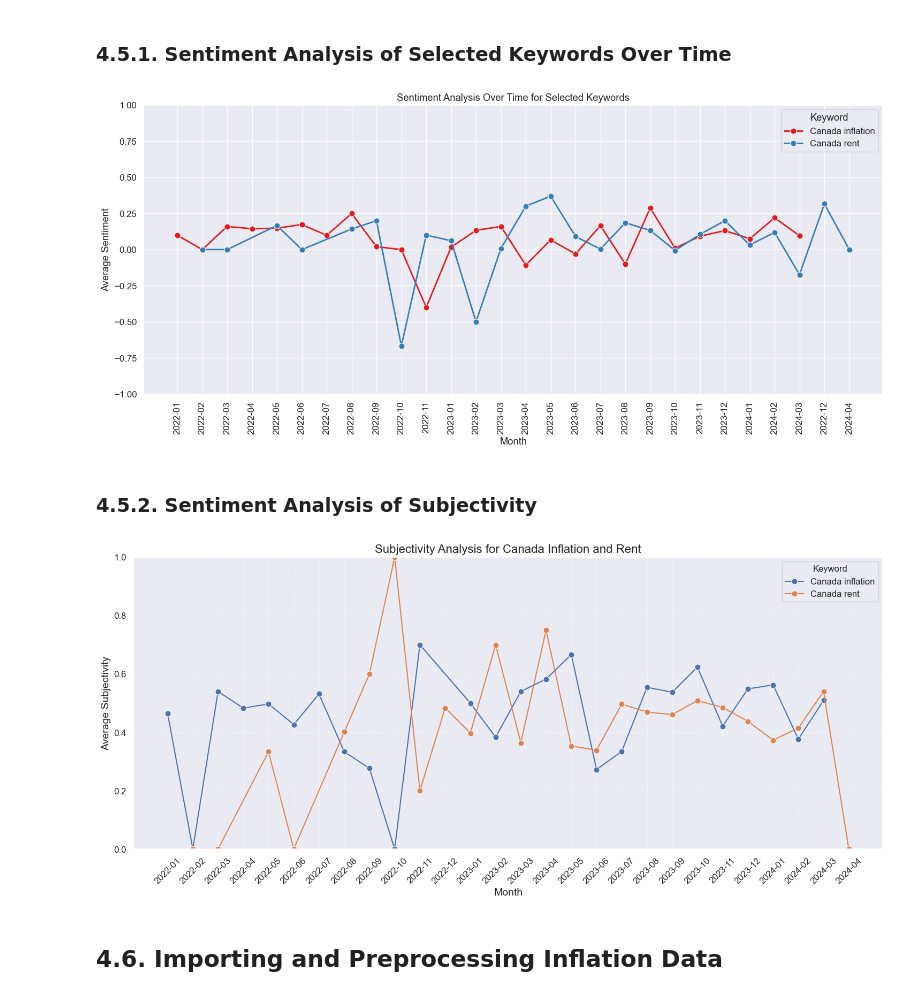
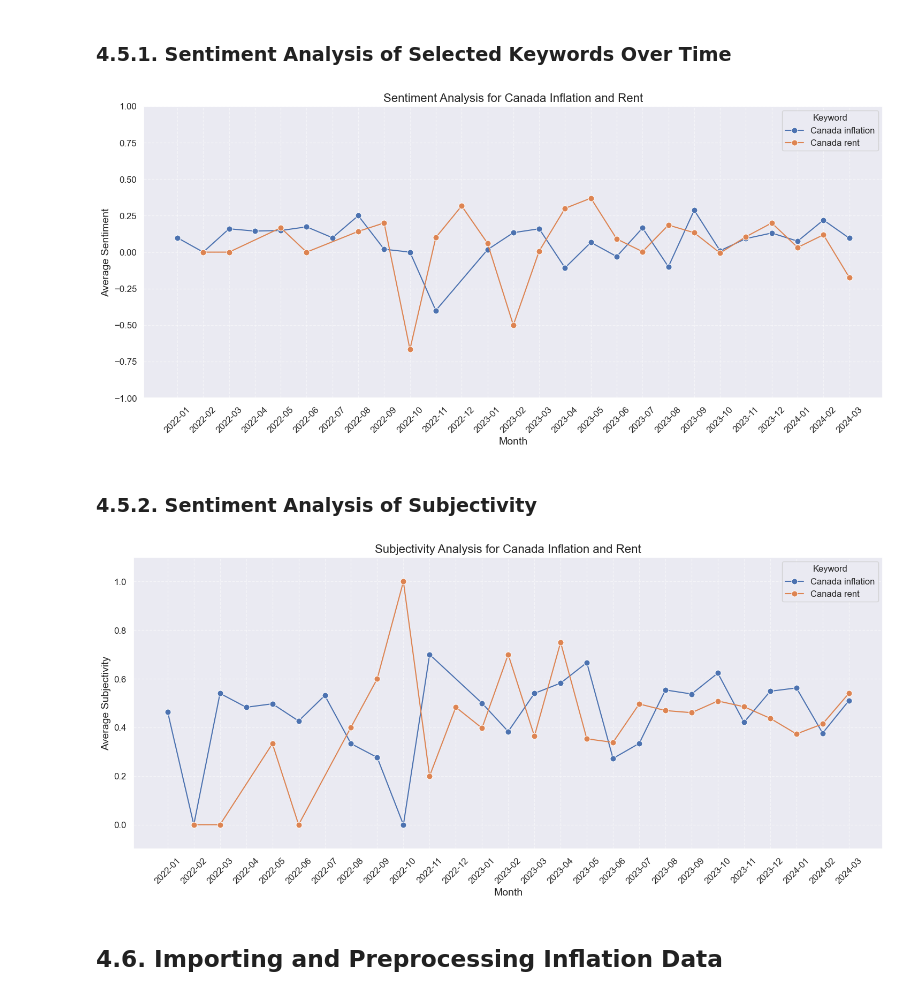
Before and after one commit to yeisonmontoya1815/Machine-Learning_Prediction_CAN_Inflation, a Jupyter notebook: 1. Notebook and datasets/1. Prediction CAN Inflation.ipynb, the cells around one changed output. Saved outputs shown, nothing was run; the diff lists cells and outputs as text; code cells hidden in the pictures.

```diff
--- a/1. Notebook and datasets/1. Prediction CAN Inflation.ipynb
+++ b/1. Notebook and datasets/1. Prediction CAN Inflation.ipynb
@@ -830,6 +845,7 @@ final_news_df = final_news_df.drop_duplicates(subset=['Title', 'Time'])
 
 # Filter data to include dates starting from January 1, 2022
 final_news_df = final_news_df[final_news_df['Time'] >= '2022-01-01']
+final_news_df = final_news_df[final_news_df['Time'] < '2024-04-01']
 
 # Display information about the DataFrame
 print(final_news_df.info())
@@ -864,7 +880,7 @@ import pandas as pd
 sentiment_results = []
 
 # Group news data by month and keywords, then analyze sentiment
-for (month, keyword), group in final_news_df.groupby([pd.Grouper(freq='ME', key='Time'), 'Keywords']):
+for (month, keyword), group in final_news_df.groupby([pd.Grouper(freq='M', key='Time'), 'Keywords']):
     # Concatenate titles within each group
     month_keyword_text = ' '.join(group['Title'])
 
@@ -881,6 +897,3 @@ sentiment_df = pd.DataFrame(sentiment_results)
 
 # Save the sentiment DataFrame to a CSV file
 sentiment_df.to_csv('sentiment_results.csv', index=False)
-
-# Display the sentiment DataFrame
-print(sentiment_df)
@@ -921,40 +916,44 @@ memory usage: 1.7+ KB
 # %% [markdown]
 ### **4.5.1. Sentiment Analysis of Selected Keywords Over Time**
 # %%
-# Importing necessary libraries for data visualization
+# Libraries for data visualization
 import matplotlib.pyplot as plt
 import seaborn as sns
 
-# Define the keywords to consider
+# Define the keywords of interest
 keywords_to_consider = ['Canada inflation', 'Canada rent']
 
-# Filter sentiment_df to include only specified keywords
+# Filter the sentiment dataframe for specified keywords
 filtered_sentiment_df = sentiment_df[sentiment_df['Keyword'].isin(keywords_to_consider)]
 
-# Plot sentiment analysis over time for selected keywords
-plt.figure(figsize=(15,7))
-plt.title('Sentiment Analysis Over Time for Selected Keywords')
+# Set the figure size and title
+plt.figure(figsize=(15, 7))
+plt.title('Sentiment Analysis for Canada Inflation and Rent', fontsize=16)
 
-# Use a distinct color palette
-colors = sns.color_palette('Set1', n_colors=len(keywords_to_consider))
+# Plot the subjectivity analysis using seaborn lineplot
+sns.lineplot(data=filtered_sentiment_df, x='Month', y='Average Sentiment', hue='Keyword', marker='o', markersize=8)
 
-# Plot each keyword separately with different line styles and markers
-for i, keyword in enumerate(keywords_to_consider):
-    sns.lineplot(data=filtered_sentiment_df[filtered_sentiment_df['Keyword'] == keyword],
-                 x='Month', y='Average Sentiment',
-                 linewidth=2, linestyle='-', marker='o',
-                 markersize=8, color=colors[i], label=keyword)
+# Rotate x-axis tick labels for better readability
+plt.xticks(rotation=45)
 
-plt.xticks(rotation=90)
+# Set y-axis limit
 plt.ylim(-1, 1)
-plt.xlabel('Month')
-plt.ylabel('Average Sentiment')
-plt.grid(True)
-plt.legend(title='Keyword', loc='upper right')
-plt.tight_layout()  # Adjust layout to prevent overlapping
+
+# Set axis labels
+plt.xlabel('Month', fontsize=14)
+plt.ylabel('Average Sentiment', fontsize=14)
+
+# Add grid lines for better readability
+plt.grid(True, linestyle='--', alpha=0.5)
+
+# Adjust legend position
+plt.legend(title='Keyword', fontsize=12, title_fontsize=12, loc='upper right')
+
+# Show the plot
+plt.tight_layout()
 plt.show()
 # %% [output]
-[figure, old version]
+[figure, new version]
 # %% [markdown]
 ### **4.5.2. Sentiment Analysis of Subjectivity**
 # %%
@@ -979,7 +978,7 @@ sns.lineplot(data=filtered_sentiment_df, x='Month', y='Average Subjectivity', hu
 plt.xticks(rotation=45)
 
 # Set y-axis limit
-plt.ylim(0, 1)
+plt.ylim(-0.1, 1.1)
 
 # Set axis labels
 plt.xlabel('Month', fontsize=14)
@@ -995,7 +994,7 @@ plt.legend(title='Keyword', fontsize=12, title_fontsize=12, loc='upper right')
 plt.tight_layout()
 plt.show()
 # %% [output]
-[figure, old version]
+[figure, new version]
 # %% [markdown]
 ## **4.6. Importing and Preprocessing Inflation Data**
 # %%
```
Also changed, not shown: parts of 24 cells of this notebook, 2 other files.
